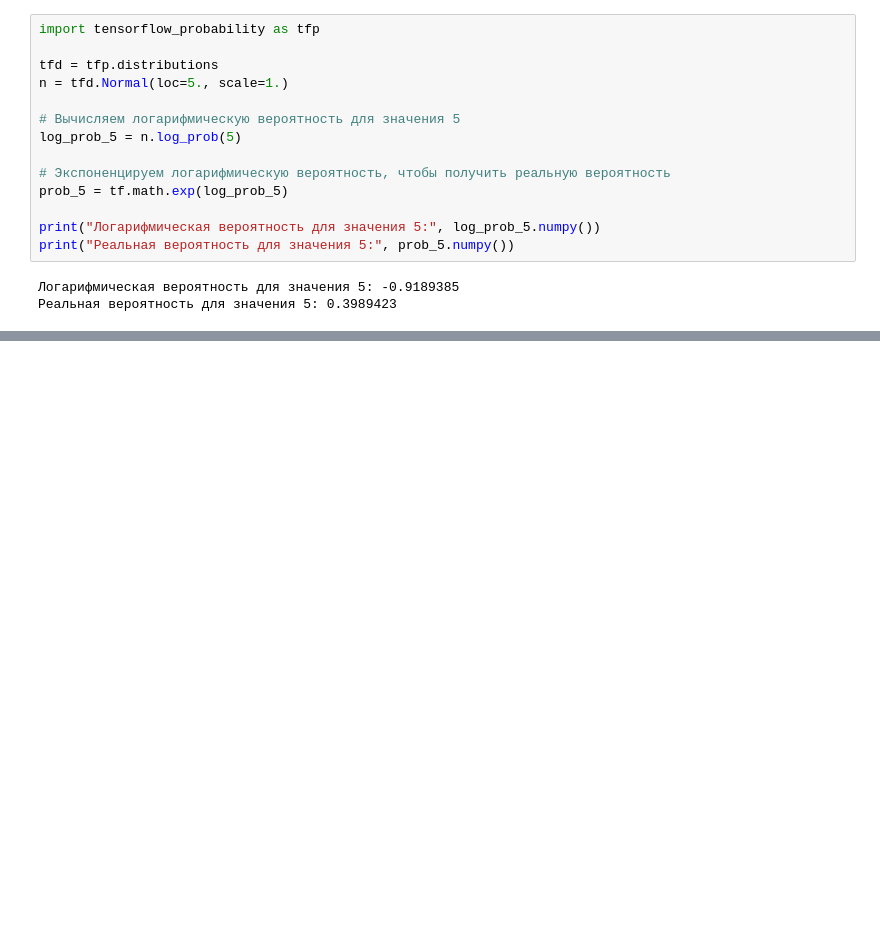
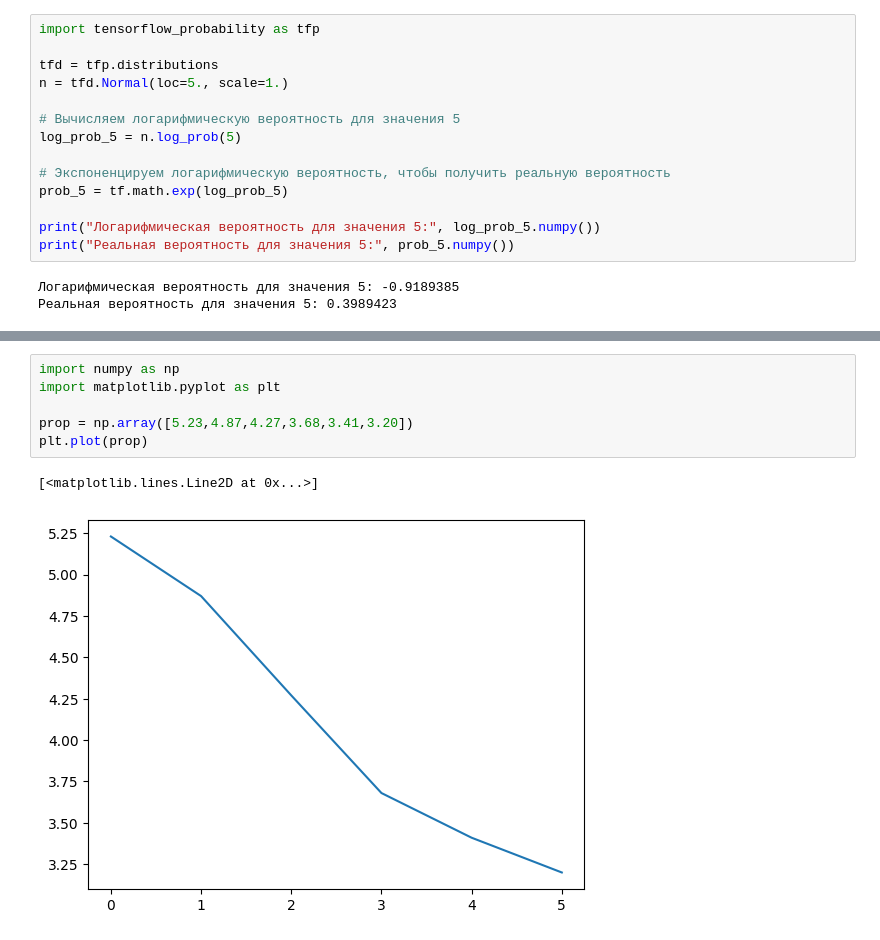
Before and after one commit to budennovsk/Pandas, a Jupyter notebook: tf_probability.ipynb, the cells around one changed output, grey strips where cells are left out. Saved outputs shown, nothing was run; the diff lists cells and outputs as text; blank space fills up the shorter version.

```diff
--- a/tf_probability.ipynb
+++ b/tf_probability.ipynb
@@ -110,0 +250,9 @@ print("Реальная вероятность для значения 5:", prob
+# %%
+import numpy as np
+import matplotlib.pyplot as plt
+
+prop = np.array([5.23,4.87,4.27,3.68,3.41,3.20])
+plt.plot(prop)
+# %% [output]
+[<matplotlib.lines.Line2D at 0x...>]
+[figure, added]
```
Also changed, not shown: parts of 5 cells of this notebook.
